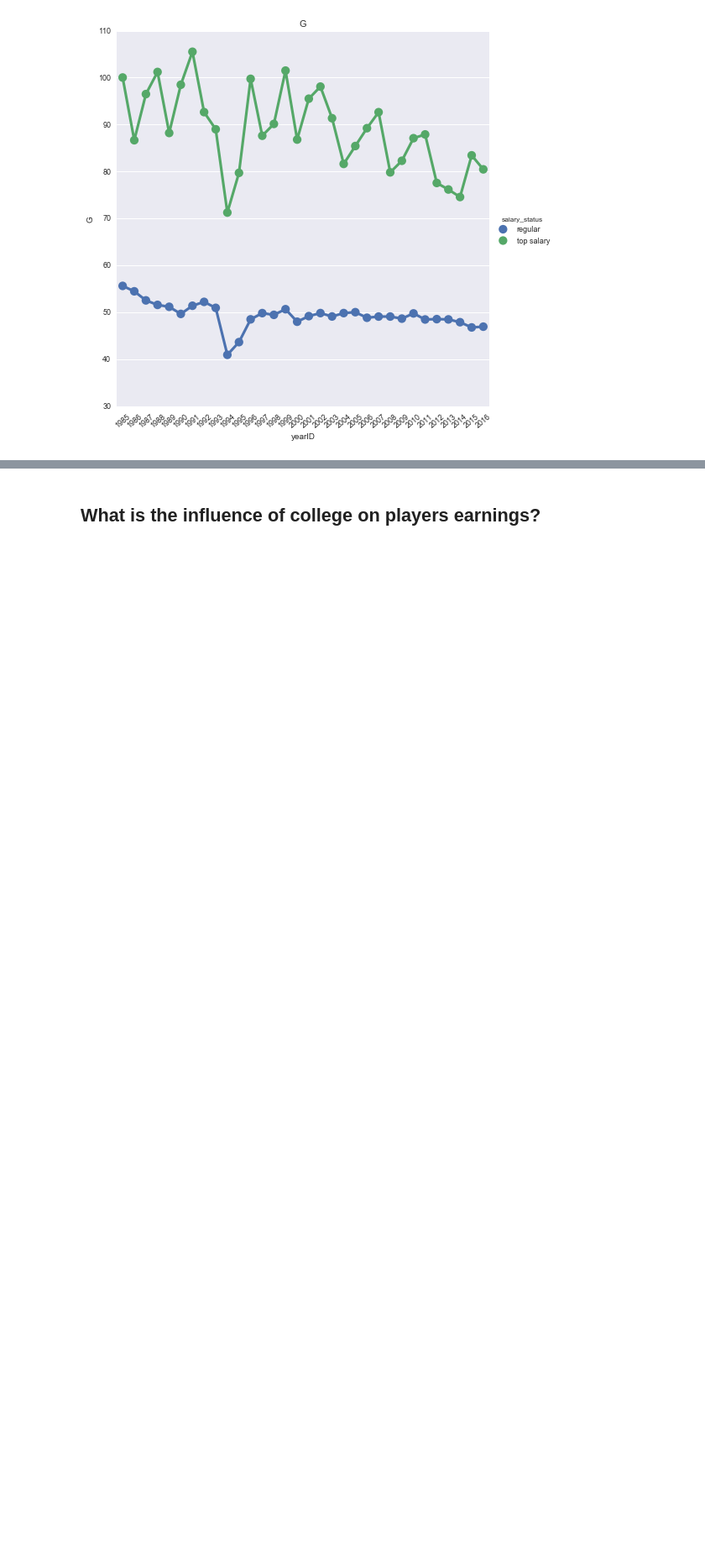
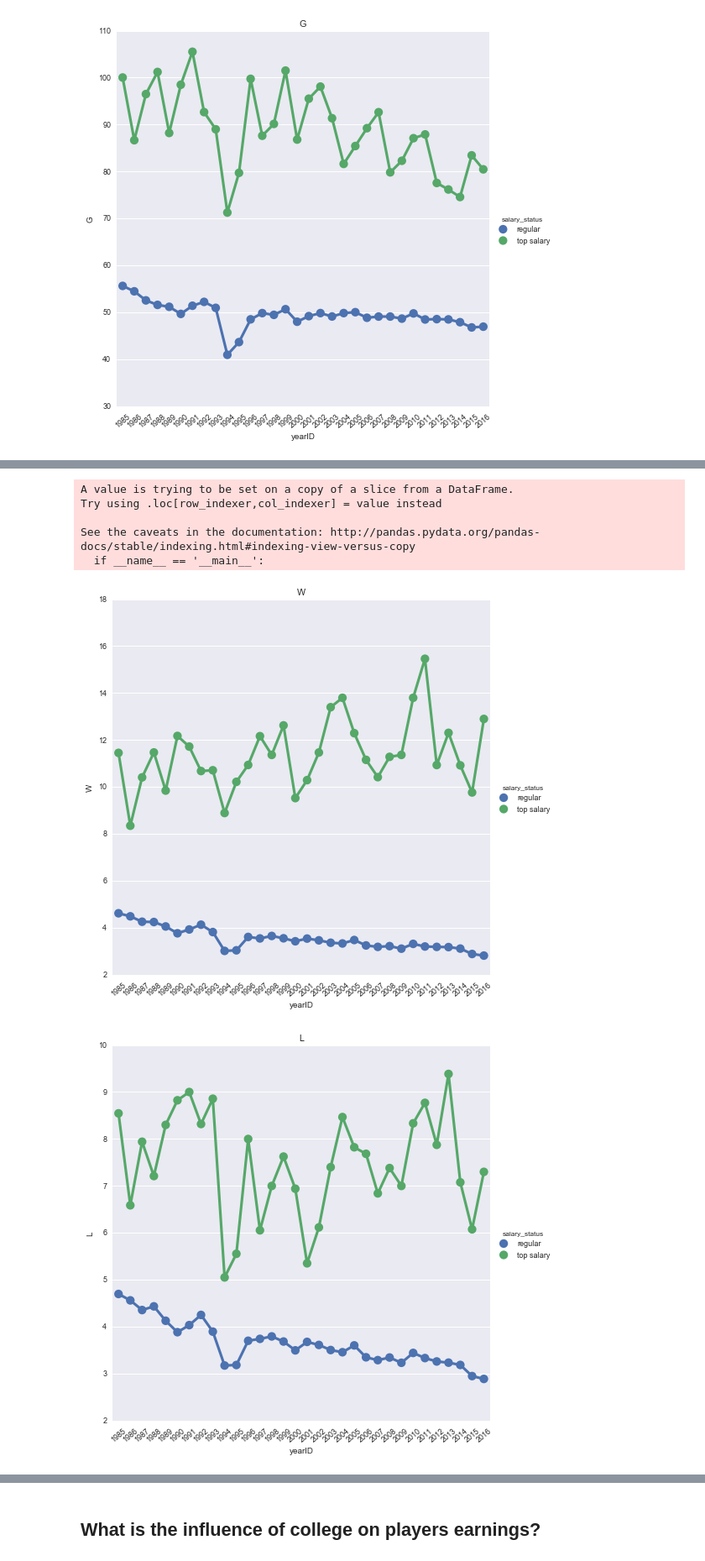
Before and after one commit to bcg0006/udc, a Jupyter notebook: baseball_data_analysis.ipynb, the cells around one changed output, grey strips where cells are left out. Shown at 84% size. Cells and saved outputs as stored; diff of their text form; code cells hidden in the pictures; blank space fills up the shorter version.

```diff
--- a/baseball_data_analysis.ipynb
+++ b/baseball_data_analysis.ipynb
@@ -506,5 +507,5 @@ stats = ['HR', 'RBI', 'H', 'R', 'IBB', '2B', '3B', 'SO', 'G']
 # %%
-for stat in stats:
+for stat in indicators:
     f = sns.factorplot(x='yearID', y=stat, hue='salary_status', data=mean_battling_stats_per_year, size=7)
     f.set_xticklabels(rotation=40)
     sns.plt.title(stat)
@@ -526,0 +553,20 @@ for stat in stats:
+# %%
+pitching_1985['salary_status'] = pitching_1985['playerID'].apply(salary_status)
+# %% [output]
+A value is trying to be set on a copy of a slice from a DataFrame.
+Try using .loc[row_indexer,col_indexer] = value instead
+
+See the caveats in the documentation: http://pandas.pydata.org/pandas-docs/stable/indexing.html#indexing-view-versus-copy
+  if __name__ == '__main__':
+# %%
+mean_pitching_stats_per_year = pitching_1985.groupby(['yearID', 'salary_status']).mean().reset_index()
+# %%
+performances_pitching = ['W', 'L', 'G', 'CG', 'SHO', 'SV', 'IPouts', 'H', 'ER', 'HR', 'SO']
+# %%
+for measure in performances_pitching:
+    f = sns.factorplot(x='yearID', y=measure, hue='salary_status', data=mean_pitching_stats_per_year, size=7)
+    f.set_xticklabels(rotation=40)
+    sns.plt.title(measure)
+# %% [output]
+[figure, added]
+[figure, added]
```
Also changed, not shown: parts of 27 cells of this notebook.
